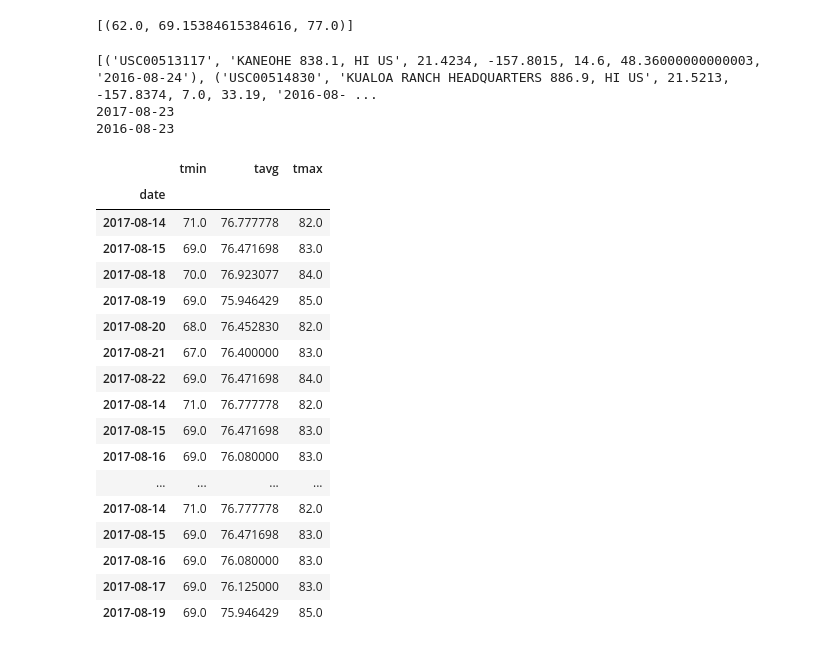
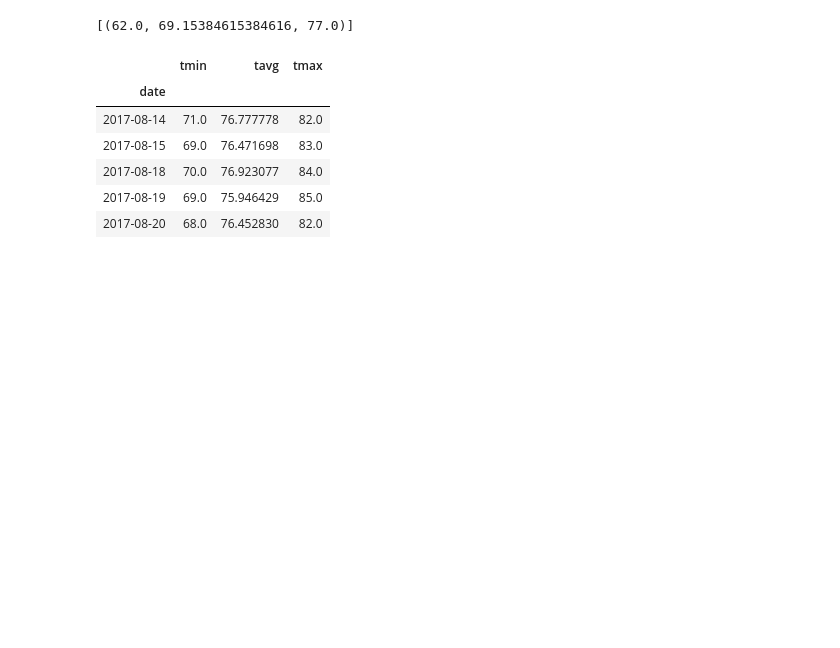
Before and after one commit to UncleBacon/sqlalchemy-challenge, a Jupyter notebook: Instructions/climate_starter.ipynb, the cells around one changed output. Cells and saved outputs as stored; diff of their text form; code cells hidden in the pictures; blank space fills up the shorter version.

```diff
--- a/Instructions/climate_starter.ipynb
+++ b/Instructions/climate_starter.ipynb
@@ -309,36 +310,6 @@ for date in datez:
 
 
 # Loop through the list of %m-%d strings and calculate the normals for each date
-# %%
-
-flask_rainfall = session.query(measurement.station, station.name, station.latitude, station.longitude,station.elevation,func.sum(measurement.prcp),measurement.date).filter(measurement.date>year_ago).filter(measurement.date<max_date).filter(measurement.station == station.station).group_by('station').all()
-print(flask_rainfall)
-print(max_date)
-print(year_ago)
-
-# station = [x[0] for x in flask_rainfall]
-# name = [x[1] for x in flask_rainfall]
-# latitude = [x[2] for x in flask_rainfall]
-# longitude = [x[3] for x in flask_rainfall]
-# elevation = [x[4] for x in flask_rainfall]
-# prcp = [x[5] for x in flask_rainfall]
-# date = [x[6] for x in flask_rainfall]
-
-
-
-# flask_data = {'date':date,
-#         'station':station,
-#        'name':name,
-#        'latitude':latitude,
-#        'longitude':longitude,
-#        'elevation':elevation,
-#        'prcp':prcp}
-# flask = pd.DataFrame(flask_rainfall)
-# flask.head()
-# %% [output]
-[('USC00513117', 'KANEOHE 838.1, HI US', 21.4234, -157.8015, 14.6, 48.36000000000003, '2016-08-24'), ('USC00514830', 'KUALOA RANCH HEADQUARTERS 886.9, HI US', 21.5213, -157.8374, 7.0, 33.19, '2016-08- ...
-2017-08-23
-2016-08-23
 # %%
 # calculate the daily normals for your trip
 # push each tuple of calculations into a list called `normals`
@@ -354,36 +325,25 @@ print(year_ago)
 # %%
 # Load the previous query results into a Pandas DataFrame and add the `trip_dates` range as the `date` index
 
 tmin = [x[0][0] for x in normals]
 tavg = [x[0][1] for x in normals]
 tmax = [x[0][2] for x in normals]
 
 data = {'date':datez,
        'tmin':tmin,
        'tavg':tavg,
        'tmax':tmax}
 trip_df = pd.DataFrame(data).set_index('date')
 
 df2 = trip_df[0:11]
-trip_df.head(20)
+trip_df.head()
 # %% [output]
 |  | tmin | tavg | tmax |
 | date |  |  |  |
 | 2017-08-14 | 71.0 | 76.777778 | 82.0 |
 | 2017-08-15 | 69.0 | 76.471698 | 83.0 |
 | 2017-08-18 | 70.0 | 76.923077 | 84.0 |
 | 2017-08-19 | 69.0 | 75.946429 | 85.0 |
 | 2017-08-20 | 68.0 | 76.452830 | 82.0 |
-| 2017-08-21 | 67.0 | 76.400000 | 83.0 |
-| 2017-08-22 | 69.0 | 76.471698 | 84.0 |
-| 2017-08-14 | 71.0 | 76.777778 | 82.0 |
-| 2017-08-15 | 69.0 | 76.471698 | 83.0 |
-| 2017-08-16 | 69.0 | 76.080000 | 83.0 |
-| ... | ... | ... | ... |
-| 2017-08-14 | 71.0 | 76.777778 | 82.0 |
-| 2017-08-15 | 69.0 | 76.471698 | 83.0 |
-| 2017-08-16 | 69.0 | 76.080000 | 83.0 |
-| 2017-08-17 | 69.0 | 76.125000 | 83.0 |
-| 2017-08-19 | 69.0 | 75.946429 | 85.0 |
 # %%
 
```
Also changed, not shown: parts of 11 cells of this notebook, 4 other files.
